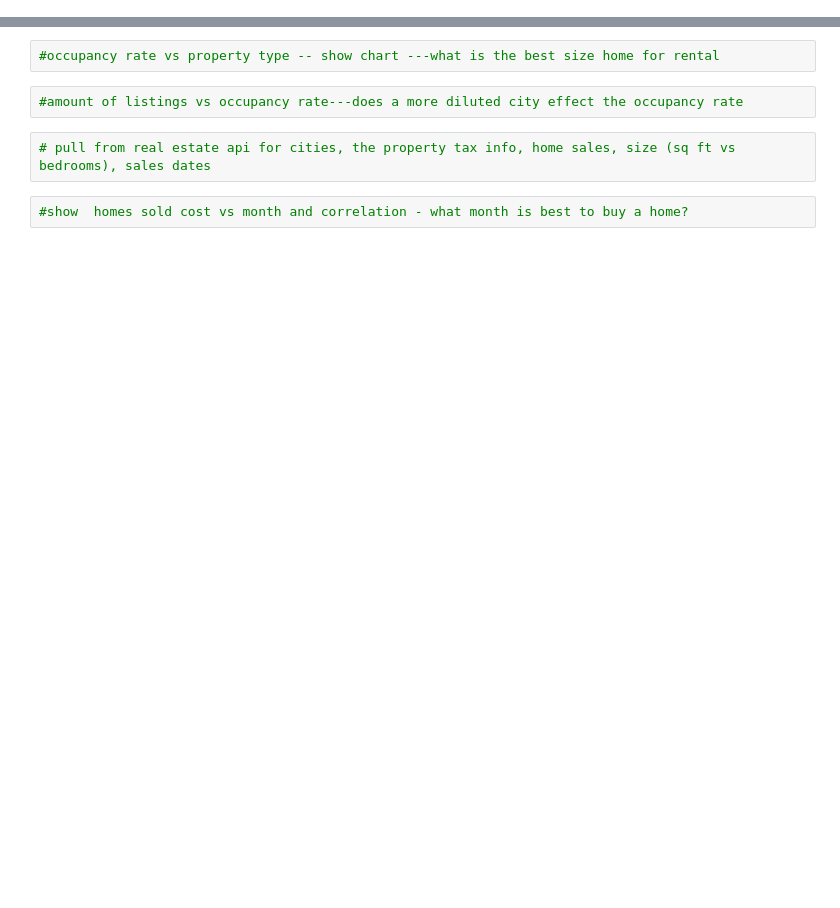
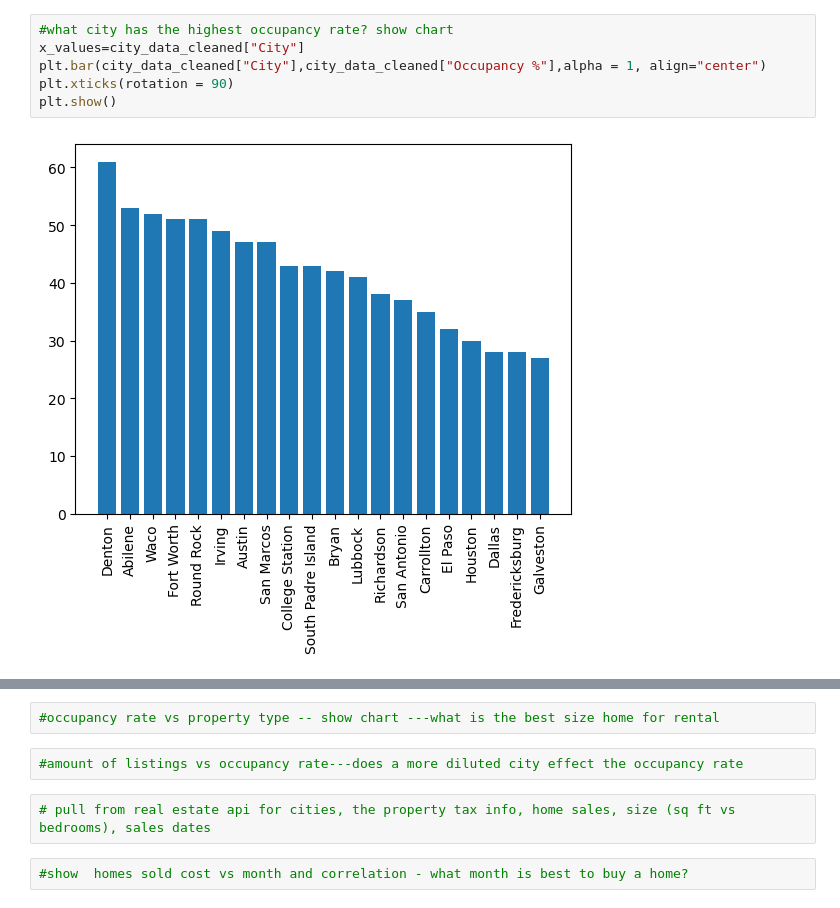
Before and after one commit to Memellsworth/Project1-, a Jupyter notebook: RealEstateInvestinginTexas.ipynb, the cells around one changed output, grey strips where cells are left out. Saved outputs shown, nothing was run; the diff lists cells and outputs as text; blank space fills up the shorter version.

```diff
--- a/RealEstateInvestinginTexas.ipynb
+++ b/RealEstateInvestinginTexas.ipynb
@@ -75,3 +99,11 @@ for x in city_data_cleaned:
+# %%
+#what city has the highest occupancy rate? show chart
+x_values=city_data_cleaned["City"]
+plt.bar(city_data_cleaned["City"],city_data_cleaned["Occupancy %"],alpha = 1, align="center")
+plt.xticks(rotation = 90)
+plt.show()
+# %% [output]
+[figure, added]
 # %%
 
 url = "https://mashvisor-api.p.rapidapi.com/airbnb-property/occupancy-rates"
```
Also changed, not shown: parts of 8 cells of this notebook.
